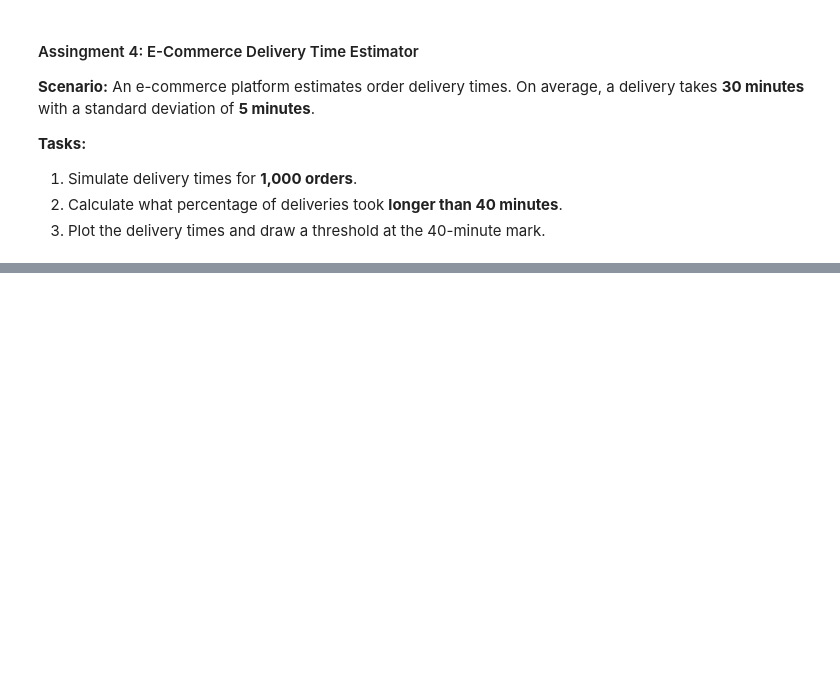
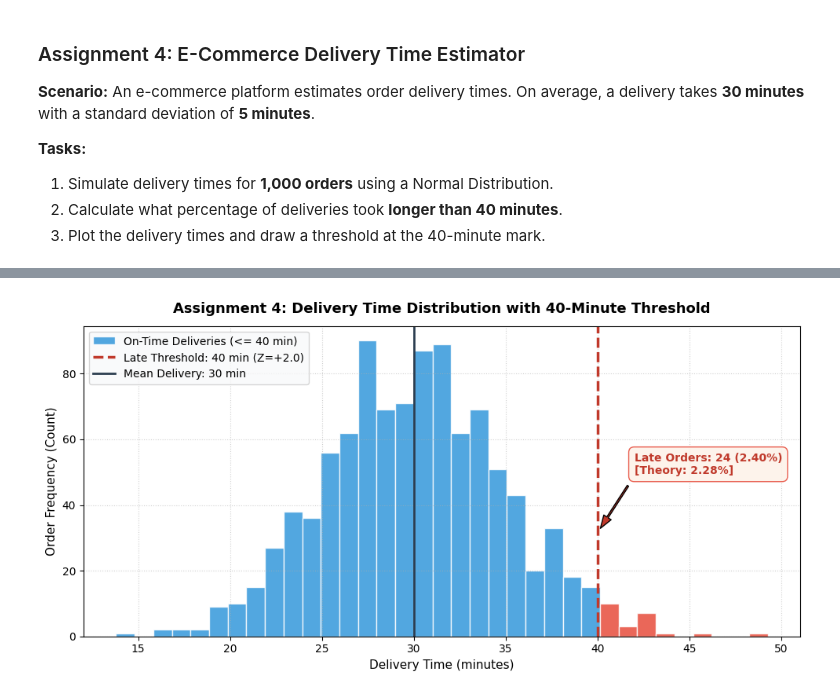
Before and after one commit to Abiads/CDAC-Data-Analytics, a Jupyter notebook: Day6/Assignment.ipynb, the cells around one changed output, grey strips where cells are left out. Cells and saved outputs as stored; diff of their text form; code cells hidden in the pictures; blank space fills up the shorter version.

```diff
--- a/Day6/Assignment.ipynb
+++ b/Day6/Assignment.ipynb
@@ -22,8 +217,77 @@ A temperature sensor sends continuous readings between $20.0^\circ\text{C}$ and
 # %% [markdown]
-####  Assingment 4: E-Commerce Delivery Time Estimator
+### Assignment 4: E-Commerce Delivery Time Estimator
 **Scenario:** An e-commerce platform estimates order delivery times. On average, a delivery takes **30 minutes** with a standard deviation of **5 minutes**.
 
 **Tasks:**
-1. Simulate delivery times for **1,000 orders**.
+1. Simulate delivery times for **1,000 orders** using a Normal Distribution.
 2. Calculate what percentage of deliveries took **longer than 40 minutes**.
 3. Plot the delivery times and draw a threshold at the 40-minute mark.
+# %%
+from scipy import stats
+
+# Set random seed for reproducibility
+np.random.seed(42)
+
+num_orders = 1000
+mean_delivery = 30.0
+std_delivery = 5.0
+threshold = 40.0
+
+# 1. Simulate delivery times for 1,000 orders (Normal Distribution)
+delivery_times = np.random.normal(loc=mean_delivery, scale=std_delivery, size=num_orders)
+
+# 2. Calculate percentage of deliveries taking longer than 40 minutes
+late_mask = delivery_times > threshold
+late_count = np.sum(late_mask)
+late_pct = (late_count / num_orders) * 100
+
+# Theoretical Normal Distribution benchmark (Z-Score)
+# Z = (40 - 30) / 5 = 2.0
+z_score = (threshold - mean_delivery) / std_delivery
+theoretical_late_pct = (1.0 - stats.norm.cdf(z_score)) * 100
+
+print("=" * 62)
+print("     ASSIGNMENT 4: E-COMMERCE DELIVERY TIME AUDIT REPORT    ")
+print("=" * 62)
+print(f"Target Distribution         : Normal(mu=30 min, sigma=5 min)")
+print(f"Total Orders Simulated      : {num_orders:,}")
+print(f"Sample Mean Delivery Time   : {np.mean(delivery_times):.2f} minutes")
+print(f"Sample Standard Deviation   : {np.std(delivery_times, ddof=1):.2f} minutes")
+print("-" * 62)
+print(f"Threshold for Late Delivery : > {threshold:.1f} minutes (Z = +{z_score:.1f} sigma)")
+print(f"Late Deliveries Count       : {late_count} / {num_orders} orders")
+print(f"Empirical Late Percentage   : {late_pct:.2f}%")
+print(f"Theoretical Benchmark (Z=2) : {theoretical_late_pct:.2f}% (1 - Phi(2.0))")
+print("=" * 62)
+
+# 3. Plot the delivery times and draw a threshold at the 40-minute mark
+plt.figure(figsize=(10, 5), dpi=100)
+n, bins, patches = plt.hist(delivery_times, bins=35, density=False,
+                            color='#3498db', edgecolor='white', alpha=0.85,
+                            label='On-Time Deliveries (<= 40 min)')
+
+# Color delayed orders in red
+for c_bin, patch in zip(bins[:-1], patches):
+    if c_bin >= threshold:
+        patch.set_facecolor('#e74c3c')
+
+# Draw threshold line and mean line
+plt.axvline(threshold, color='#c0392b', linestyle='--', linewidth=2.5,
+            label=f'Late Threshold: {threshold:.0f} min (Z=+2.0)')
+plt.axvline(mean_delivery, color='#2c3e50', linestyle='-', linewidth=2.0,
+            label=f'Mean Delivery: {mean_delivery:.0f} min')
+
+plt.annotate(f'Late Orders: {late_count} ({late_pct:.2f}%)\n[Theory: {theoretical_late_pct:.2f}%]',
+             xy=(threshold, max(n) * 0.35), xytext=(threshold + 2.0, max(n) * 0.55),
+             arrowprops=dict(facecolor='#c0392b', shrink=0.08, width=1.5, headwidth=8),
+             fontsize=10, fontweight='bold', color='#c0392b',
+             bbox=dict(boxstyle='round,pad=0.5', facecolor='#fdf2e9', edgecolor='#e74c3c', alpha=0.9))
+
+plt.title('Assignment 4: Delivery Time Distribution with 40-Minute Threshold', fontsize=13, fontweight='bold', pad=12)
+plt.xlabel('Delivery Time (minutes)', fontsize=11)
+plt.ylabel('Order Frequency (Count)', fontsize=11)
+plt.legend(frameon=True, facecolor='#f8f9fa', loc='upper left')
+plt.grid(True, linestyle=':', alpha=0.6)
+plt.tight_layout()
+plt.show()
+# %% [output]
@@ -29,0 +307 @@ A temperature sensor sends continuous readings between $20.0^\circ\text{C}$ and
+[figure, added]
```
Also changed, not shown: parts of 15 cells of this notebook, 2 other files.
